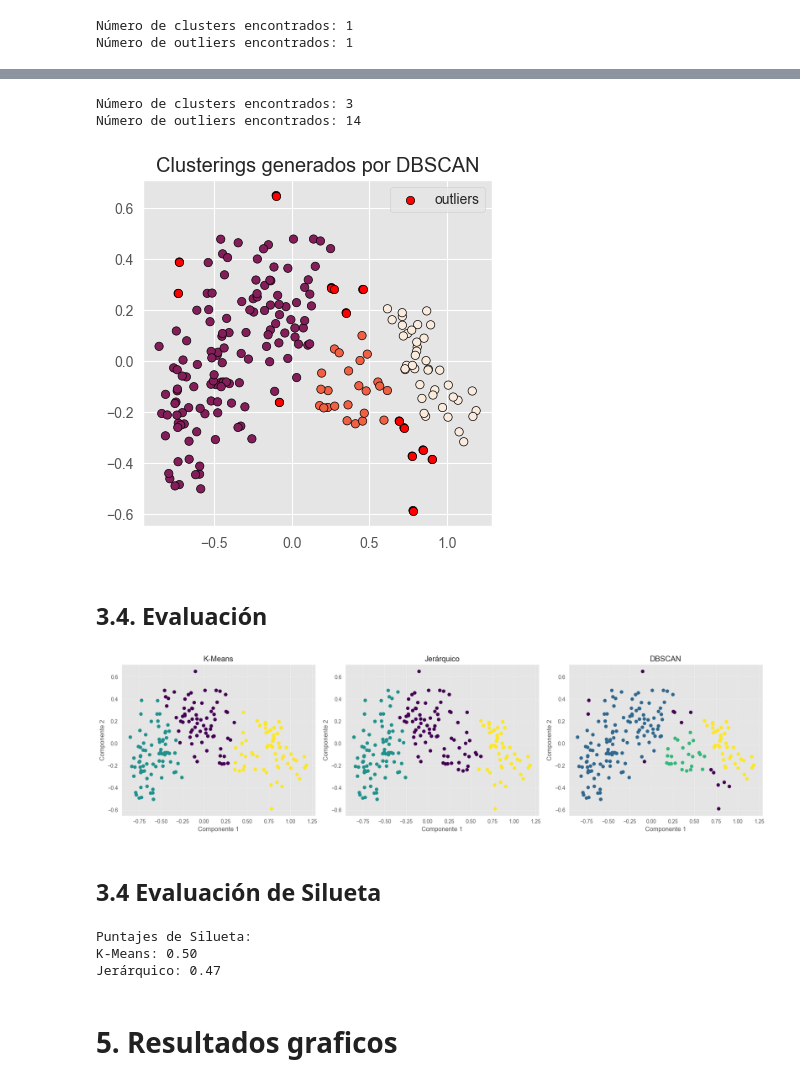
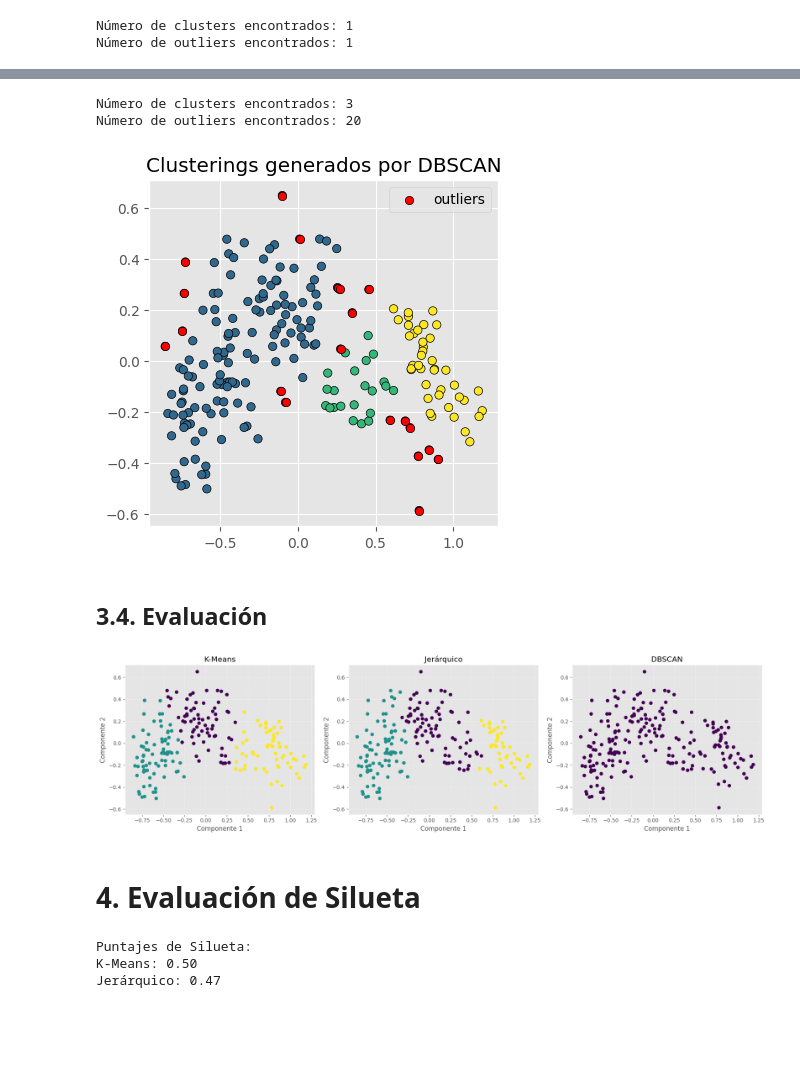
Before and after one commit to liangjizhu/Aprendizaje-Automatico-lab-2, a Jupyter notebook: notebook1.ipynb, the cells around one changed output, grey strips where cells are left out. Drawn from its saved outputs; the diff is of its cells as text; code cells hidden in the pictures; blank space fills up the shorter version.

```diff
--- a/notebook1.ipynb
+++ b/notebook1.ipynb
@@ -336,7 +388,7 @@ print(f'Número de outliers encontrados: {n_noise}')
 Número de clusters encontrados: 1
 Número de outliers encontrados: 1
 # %%
-min_samples = 5
+min_samples = 4
 
 # Compute the nearest neighbors
 nn = NearestNeighbors(n_neighbors=min_samples)
@@ -372,9 +424,9 @@ x_point=175 y_value=0.13172657608554778
 # Modelo
 # ==============================================================================
 modelo_dbscan = DBSCAN(
-eps = y_value,
-min_samples = min_samples,
-metric = 'euclidean',
+    eps = y_value,
+    min_samples = min_samples,
+    metric = 'euclidean',
 )
 
 modelo_dbscan.fit(X=X_scaled)
@@ -386,21 +438,21 @@ labels = modelo_dbscan.labels_
 fig, ax = plt.subplots(1, 1, figsize=(4.5, 4.5))
 
 ax.scatter(
-x = X_scaled[:, 0],
-y = X_scaled[:, 1],
-c = labels,
-marker = 'o',
-edgecolor = 'black'
+    x = X_scaled[:, 0],
+    y = X_scaled[:, 1],
+    c = labels,
+    marker = 'o',
+    edgecolor = 'black'
 )
 
 # Los outliers se identifican con el label -1
 ax.scatter(
-x = X_scaled[labels == -1, 0],
-y = X_scaled[labels == -1, 1],
-c = 'red',
-marker = 'o',
-edgecolor = 'black',
-label = 'outliers'
+    x = X_scaled[labels == -1, 0],
+    y = X_scaled[labels == -1, 1],
+    c = 'red',
+    marker = 'o',
+    edgecolor = 'black',
+    label = 'outliers'
 )
 
 ax.legend()
@@ -415,36 +467,36 @@ print(f'Número de clusters encontrados: {n_clusters}')
 print(f'Número de outliers encontrados: {n_noise}')
 # %% [output]
 Número de clusters encontrados: 3
-Número de outliers encontrados: 14
+Número de outliers encontrados: 20
-[figure, old version]
+[figure, new version]
 # %% [markdown]
 ## 3.4. Evaluación
 # %%
 # Ajustar hiperparámetros eps y min_samples
-dbscan = DBSCAN(eps=y_value, min_samples=min_samples)
+dbscan = DBSCAN(eps=0.27, min_samples=5)
 dbscan_labels = dbscan.fit_predict(X_scaled)
 
 # Visualización de resultados
 fig, axes = plt.subplots(1, 3, figsize=(18, 5))
 algorithms = {
     'K-Means': kmeans_labels,
     'Jerárquico': hierarchical_labels,
     'DBSCAN': dbscan_labels
 }
 
 for ax, (name, labels) in zip(axes, algorithms.items()):
     ax.scatter(X_scaled[:, 0], X_scaled[:, 1], c=labels, cmap='viridis', s=40)
     ax.set_title(name)
     ax.set_xlabel('Componente 1')
     ax.set_ylabel('Componente 2')
     ax.grid(True, linestyle='--', alpha=0.6)
 
 plt.tight_layout()
 plt.show()
 # %% [output]
-[figure, old version]
+[figure, new version]
 # %% [markdown]
-## 3.4 Evaluación de Silueta
+# 4. Evaluación de Silueta
 # %%
 # Evaluación de Silueta (excepto DBSCAN con ruido)
 print("Puntajes de Silueta:")
@@ -457,5 +506,3 @@ print(f"Jerárquico: {silhouette_score(X_2D, hierarchical_labels):.2f}")
 Puntajes de Silueta:
 K-Means: 0.50
 Jerárquico: 0.47
-# %% [markdown]
-# 5. Resultados graficos
```
Also changed, not shown: parts of 22 cells of this notebook, 2 other files.
